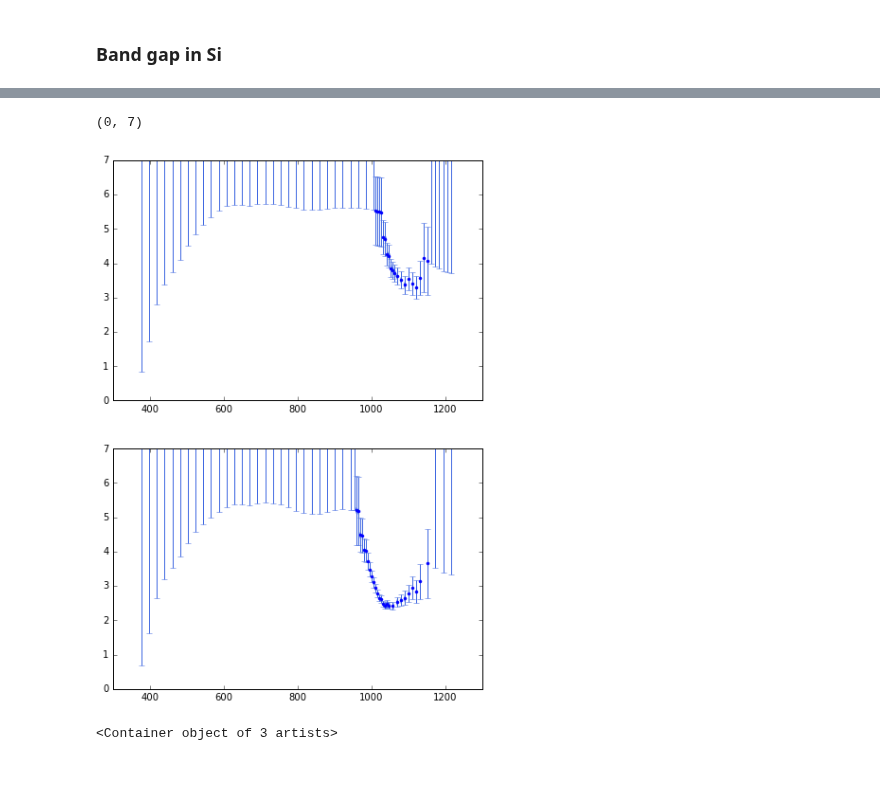
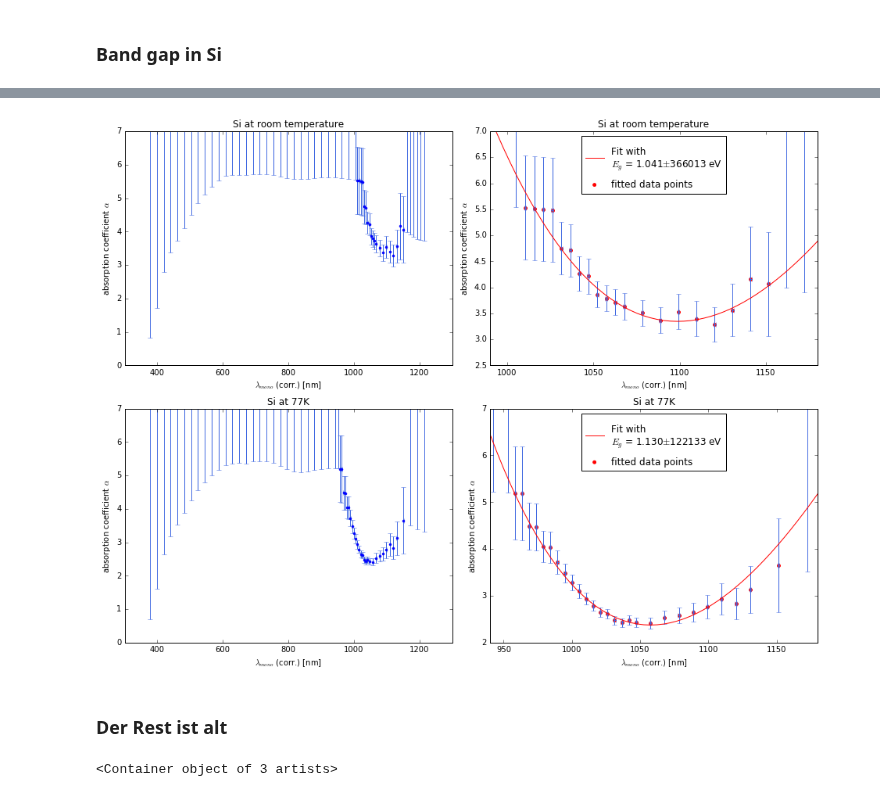
Before and after one commit to NlKLas/PyRePo, a Jupyter notebook: V44/V44.ipynb, the cells around one changed output, grey strips where cells are left out. Drawn from its saved outputs; the diff is of its cells as text; code cells hidden in the pictures.

```diff
--- a/V44/V44.ipynb
+++ b/V44/V44.ipynb
@@ -14,6 +14,9 @@ from scipy.optimize import curve_fit
 h = 6.626*10**-34
 c = 3.00*10**8
 e = 1.60*10**-19
+k_B = 1.38*10**-23
+
+T = [294, 77]
 # %%
 # measured data
 data, notes, conditions = da.import_data()
@@ -405,0 +417,16 @@ E_room, ΔE_room, E_cool, ΔE_cool
+# %%
+def ind1(λ, a, Eg, Ep, d):
+    E = h*c/np.array(λ)/e*10**9
+    return a*((E - Eg + Ep)**2/(np.exp(Ep/(e*k_B*T[0])) - 1) + (E - Eg - Ep)**2/(1 - np.exp(Ep/(-e*k_B*T[0])))) + d##
+
+def ind2(λ, a, Eg, Ep, d):
+    E = h*c/np.array(λ)/e*10**9
+    return a*((E - Eg + Ep)**2/(np.exp(Ep/(e*k_B*T[1])) - 1) + (E - Eg - Ep)**2/(1 - np.exp(Ep/(-e*k_B*T[1])))) + d
+
+#def ind1(λ, a, Eg, Ep, d):
+#    E = h*c/np.array(λ)/e*10**9
+#    return a*((E - Eg + Ep)**2/100 + (E - Eg - Ep)**2/100) + d
+
+#def ind2(λ, a, Eg, Ep, d):
+#    E = h*c/np.array(λ)/e*10**9
+#    return a*((E - Eg + Ep)**2/100 + (E - Eg - Ep)**2/100) + d
@@ -406,29 +484,67 @@ E_room, ΔE_room, E_cool, ΔE_cool
 # %%
-fig,ax = plt.subplots(2, 1, figsize=(7,10))
+fig,ax = plt.subplots(2, 2, figsize=(13,10))
 
 
 y = α([ max(10**-3, U_si[0][i]) for i in range(len(U_si[0])) ], U_lamp(mono_si[0], per[0]))
 
 yerr = [α(10**-3, U_lamp(mono_si[0][i], per[0])) - α(1, U_lamp(mono_si[0][i], per[0]))
         if 10**-3 > U_si[0][i]
         else Δα(U_si[0][i], ΔU, U_lamp(mono_si[0][i], per[0]), ΔU)
         for i in range(len(U_si[0]))]
 
-ax[0].errorbar(λ_corr(mono_si[0]), y, xerr = Δλ_corr(mono_si[0]), yerr=yerr, color='b', ecolor='royalblue', fmt='.')
-ax[0].set_ylim(0,7)
+ax[0][0].errorbar(λ_corr(mono_si[0]), y, xerr = Δλ_corr(mono_si[0]), yerr=yerr, color='b', ecolor='royalblue', fmt='.')
+ax[0][0].set_ylim(0,7)
+ax[0][0].set_xlabel('$\lambda_{mono}$ (corr.) [nm]')
+ax[0][0].set_ylabel(r'absorption coefficient $\alpha$')
+ax[0][0].set_title('Si at room temperature')
+
+x = np.linspace(990,1180,50)
+ax[0][1].errorbar(λ_corr(mono_si[0]), y, xerr = Δλ_corr(mono_si[0]), yerr=yerr, color='b', ecolor='royalblue',
+                  fmt='none')
+ax[0][1].scatter(λ_corr(mono_si[0][bor_si[0][0]:bor_si[0][1]]), y[bor_si[0][0]:bor_si[0][1]],
+                edgecolor='r', c='r', s=15, label='fitted data points')
+ax[0][1].plot(x, ind1(x, *opt_si[0]), c='r', label='\nFit with\n$E_g$ = %.3f$\pm$%.f eV'%(opt_si[0][1], err_si[0][1]))
+
+ax[0][1].set_ylim(2.5,7)
+ax[0][1].set_xlim(990,1180)
+ax[0][1].set_xlabel('$\lambda_{mono}$ (corr.) [nm]')
+ax[0][1].set_ylabel(r'absorption coefficient $\alpha$')
+ax[0][1].legend(loc=9)
+ax[0][1].set_title('Si at room temperature')
 
 y = α([ max(10**-3, U_si[1][i]) for i in range(len(U_si[1])) ], U_lamp(mono_si[1], per[1]))
 
 yerr = [α(10**-3, U_lamp(mono_si[1][i], per[1])) - α(1, U_lamp(mono_si[1][i], per[1]))
         if 10**-3 > U_si[1][i]
         else Δα(U_si[1][i], ΔU, U_lamp(mono_si[1][i], per[1]), ΔU)
         for i in range(len(U_si[1]))]
 
-ax[1].errorbar(λ_corr(mono_si[1]), y, xerr = Δλ_corr(mono_si[1]), yerr=yerr, color='b', ecolor='royalblue', fmt='.')
-ax[1].set_ylim(0,7)
+ax[1][0].errorbar(λ_corr(mono_si[1]), y, xerr = Δλ_corr(mono_si[1]), yerr=yerr, color='b', ecolor='royalblue', fmt='.')
+ax[1][0].set_ylim(0,7)
+ax[1][0].set_xlabel('$\lambda_{mono}$ (corr.) [nm]')
+ax[1][0].set_ylabel(r'absorption coefficient $\alpha$')
+ax[1][0].set_title('Si at 77K')
+
+x = np.linspace(940,1180,50)
+ax[1][1].errorbar(λ_corr(mono_si[1]), y, xerr = Δλ_corr(mono_si[1]), yerr=yerr, color='b', ecolor='royalblue',
+                  fmt='none')
+ax[1][1].scatter(λ_corr(mono_si[1][bor_si[1][0]:bor_si[1][1]]), y[bor_si[1][0]:bor_si[1][1]],
+                edgecolor='r', c='r', s=15, label='fitted data points')
+ax[1][1].plot(x, ind2(x, *opt_si[1]), c='r', label='\nFit with\n$E_g$ = %.3f$\pm$%.f eV'%(opt_si[1][1], err_si[1][1]))
+
+ax[1][1].set_ylim(2,7)
+ax[1][1].set_xlim(940,1180)
+ax[1][1].set_xlabel('$\lambda_{mono}$ (corr.) [nm]')
+ax[1][1].set_ylabel(r'absorption coefficient $\alpha$')
+ax[1][1].legend(loc=9)
+ax[1][1].set_title('Si at 77K')
+
+fig.tight_layout()
+#fig.savefig('Si.pdf')
 # %% [output]
-(0, 7)
-[figure, old version]
+[figure, new version]
+# %% [markdown]
+### Der Rest ist alt
 # %%
 fig,ax = plt.subplots(figsize=(14,8))
 
```
Also changed, not shown: parts of 7 cells of this notebook, 1 other file.
